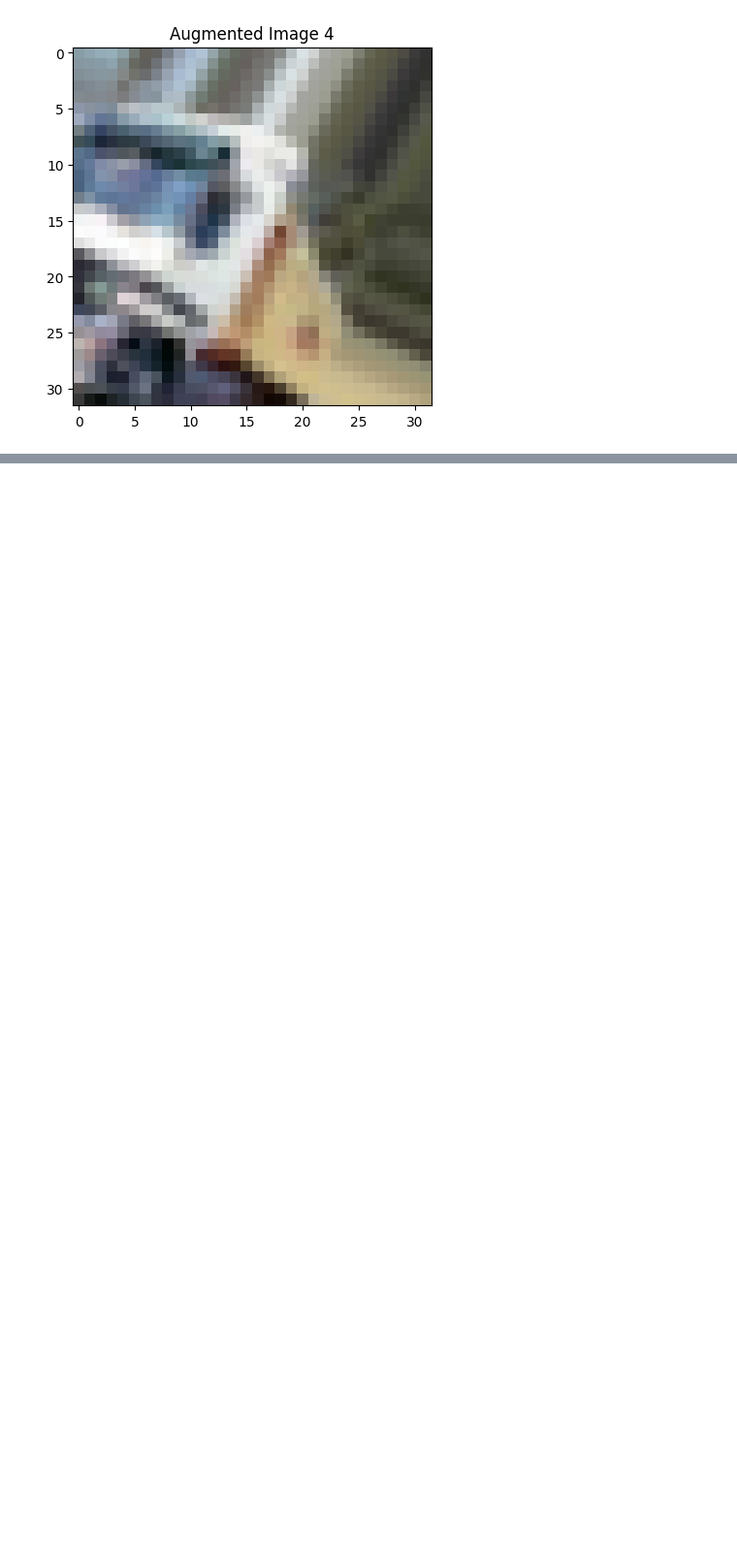
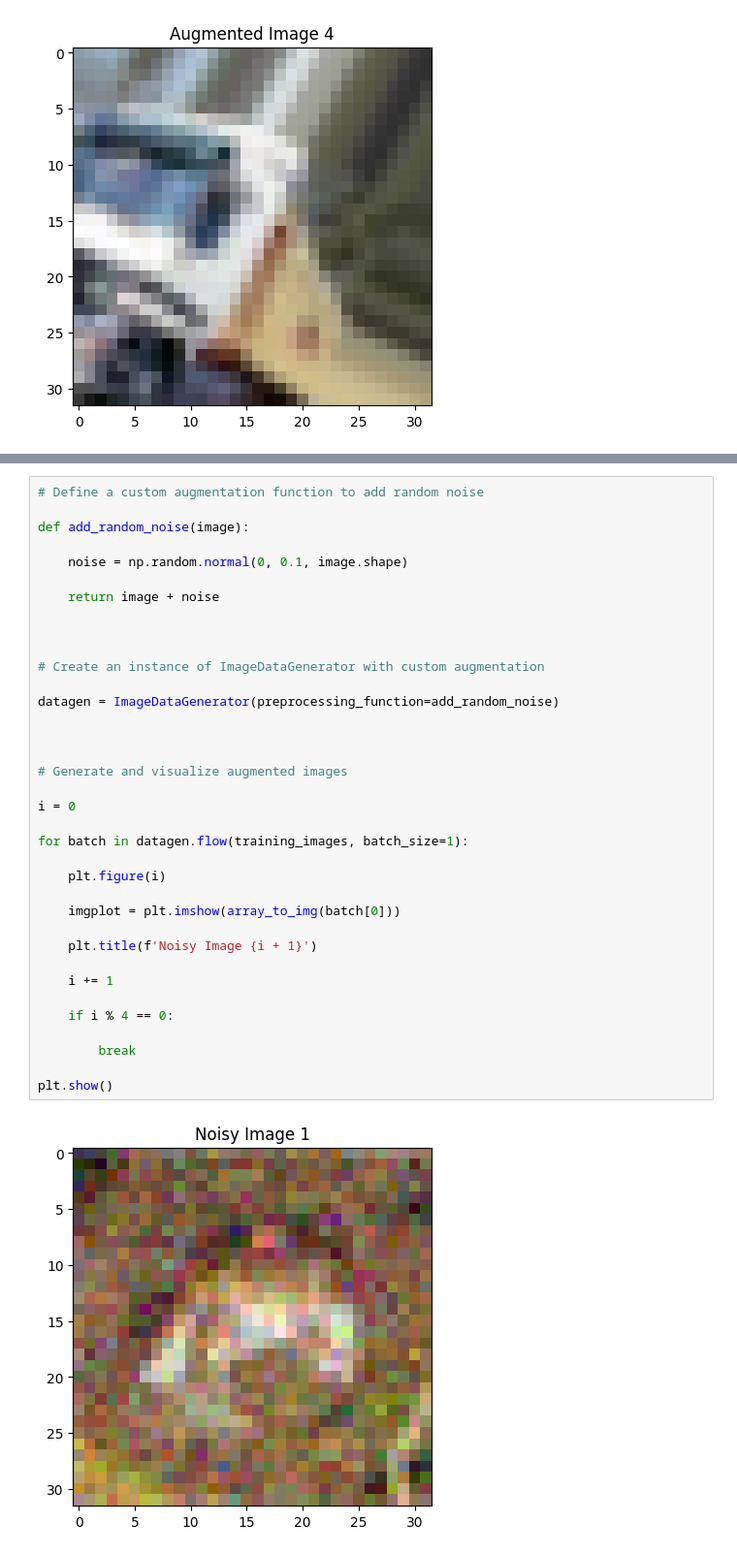
Before and after one commit to jihyeon26/neural_network_basic, a Jupyter notebook: neural_networks_ibm/part3/3.2.1. data_agumentation_keras.ipynb, the cells around one changed output, grey strips where cells are left out. Shown at 97% size. Drawn from its saved outputs; the diff is of its cells as text; blank space fills up the shorter version.

```diff
--- a/neural_networks_ibm/part3/3.2.1. data_agumentation_keras.ipynb
+++ b/neural_networks_ibm/part3/3.2.1. data_agumentation_keras.ipynb
@@ -228,0 +299,38 @@ plt.show()
+# %%
+# Define a custom augmentation function to add random noise
+
+def add_random_noise(image):
+
+    noise = np.random.normal(0, 0.1, image.shape)
+
+    return image + noise
+
+
+
+# Create an instance of ImageDataGenerator with custom augmentation
+
+datagen = ImageDataGenerator(preprocessing_function=add_random_noise)
+
+
+
+# Generate and visualize augmented images
+
+i = 0
+
+for batch in datagen.flow(training_images, batch_size=1):
+
+    plt.figure(i)
+
+    imgplot = plt.imshow(array_to_img(batch[0]))
+
+    plt.title(f'Noisy Image {i + 1}')
+
+    i += 1
+
+    if i % 4 == 0:
+
+        break
+
+plt.show()
+# %% [output]
+[figure, added]
```
Also changed, not shown: parts of 3 cells of this notebook.
